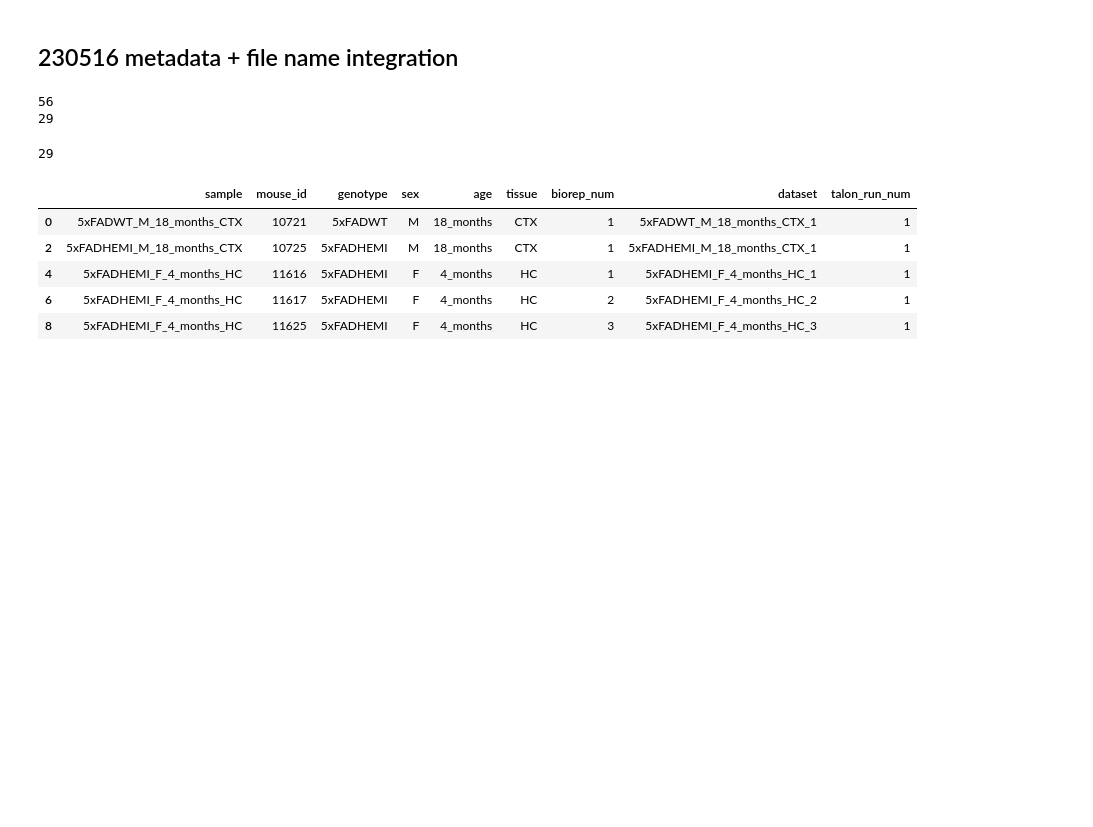
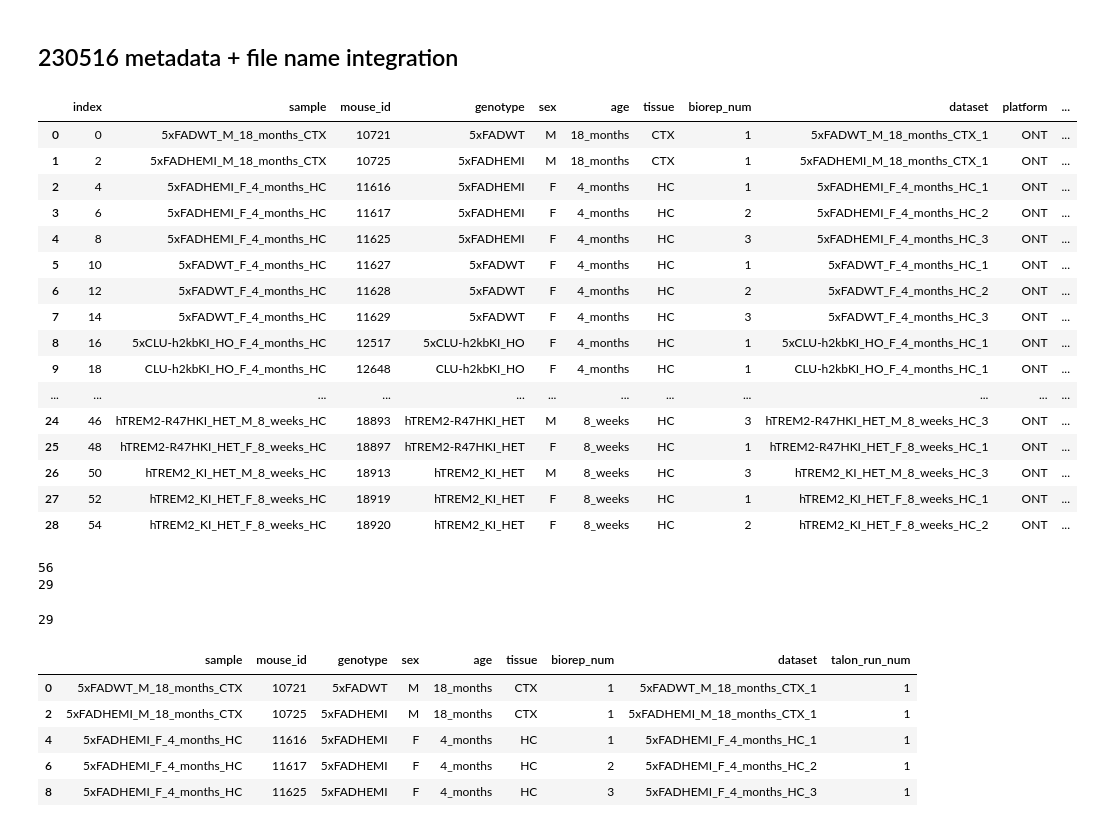
Before and after one commit to gfilimban/modelad_pipeline, a Jupyter notebook: snakemake_dev.ipynb, the cells around one changed output. Drawn from its saved outputs; the diff is of its cells as text; code cells hidden in the pictures; blank space fills up the shorter version.

```diff
--- a/snakemake_dev.ipynb
+++ b/snakemake_dev.ipynb
@@ -8,7 +8,7 @@ from utils import *
 ## 230516 metadata + file name integration
 # %%
 fname = '230516_config.tsv'
-datasets_per_run = 7
+datasets_per_run = 4
 auto_dedupe = True
 meta_fname = 'mouse_metadata.tsv'
 # %%
@@ -16,6 +16,26 @@ df, dataset_df = parse_config_file(fname,
                       meta_fname,
                       datasets_per_run,
                       auto_dedupe=True)
+# %%
+dataset_df
+# %% [output]
+|  | index | sample | mouse_id | genotype | sex | age | tissue | biorep_num | dataset | platform | ... |
+| 0 | 0 | 5xFADWT_M_18_months_CTX | 10721 | 5xFADWT | M | 18_months | CTX | 1 | 5xFADWT_M_18_months_CTX_1 | ONT | ... |
+| 1 | 2 | 5xFADHEMI_M_18_months_CTX | 10725 | 5xFADHEMI | M | 18_months | CTX | 1 | 5xFADHEMI_M_18_months_CTX_1 | ONT | ... |
+| 2 | 4 | 5xFADHEMI_F_4_months_HC | 11616 | 5xFADHEMI | F | 4_months | HC | 1 | 5xFADHEMI_F_4_months_HC_1 | ONT | ... |
+| 3 | 6 | 5xFADHEMI_F_4_months_HC | 11617 | 5xFADHEMI | F | 4_months | HC | 2 | 5xFADHEMI_F_4_months_HC_2 | ONT | ... |
+| 4 | 8 | 5xFADHEMI_F_4_months_HC | 11625 | 5xFADHEMI | F | 4_months | HC | 3 | 5xFADHEMI_F_4_months_HC_3 | ONT | ... |
+| 5 | 10 | 5xFADWT_F_4_months_HC | 11627 | 5xFADWT | F | 4_months | HC | 1 | 5xFADWT_F_4_months_HC_1 | ONT | ... |
+| 6 | 12 | 5xFADWT_F_4_months_HC | 11628 | 5xFADWT | F | 4_months | HC | 2 | 5xFADWT_F_4_months_HC_2 | ONT | ... |
+| 7 | 14 | 5xFADWT_F_4_months_HC | 11629 | 5xFADWT | F | 4_months | HC | 3 | 5xFADWT_F_4_months_HC_3 | ONT | ... |
+| 8 | 16 | 5xCLU-h2kbKI_HO_F_4_months_HC | 12517 | 5xCLU-h2kbKI_HO | F | 4_months | HC | 1 | 5xCLU-h2kbKI_HO_F_4_months_HC_1 | ONT | ... |
+| 9 | 18 | CLU-h2kbKI_HO_F_4_months_HC | 12648 | CLU-h2kbKI_HO | F | 4_months | HC | 1 | CLU-h2kbKI_HO_F_4_months_HC_1 | ONT | ... |
+| ... | ... | ... | ... | ... | ... | ... | ... | ... | ... | ... | ... |
+| 24 | 46 | hTREM2-R47HKI_HET_M_8_weeks_HC | 18893 | hTREM2-R47HKI_HET | M | 8_weeks | HC | 3 | hTREM2-R47HKI_HET_M_8_weeks_HC_3 | ONT | ... |
+| 25 | 48 | hTREM2-R47HKI_HET_F_8_weeks_HC | 18897 | hTREM2-R47HKI_HET | F | 8_weeks | HC | 1 | hTREM2-R47HKI_HET_F_8_weeks_HC_1 | ONT | ... |
+| 26 | 50 | hTREM2_KI_HET_M_8_weeks_HC | 18913 | hTREM2_KI_HET | M | 8_weeks | HC | 3 | hTREM2_KI_HET_M_8_weeks_HC_3 | ONT | ... |
+| 27 | 52 | hTREM2_KI_HET_F_8_weeks_HC | 18919 | hTREM2_KI_HET | F | 8_weeks | HC | 1 | hTREM2_KI_HET_F_8_weeks_HC_1 | ONT | ... |
+| 28 | 54 | hTREM2_KI_HET_F_8_weeks_HC | 18920 | hTREM2_KI_HET | F | 8_weeks | HC | 2 | hTREM2_KI_HET_F_8_weeks_HC_2 | ONT | ... |
 # %%
 print(len(df.index))
 print(len(dataset_df.index))
```
Also changed, not shown: 4 other files.
